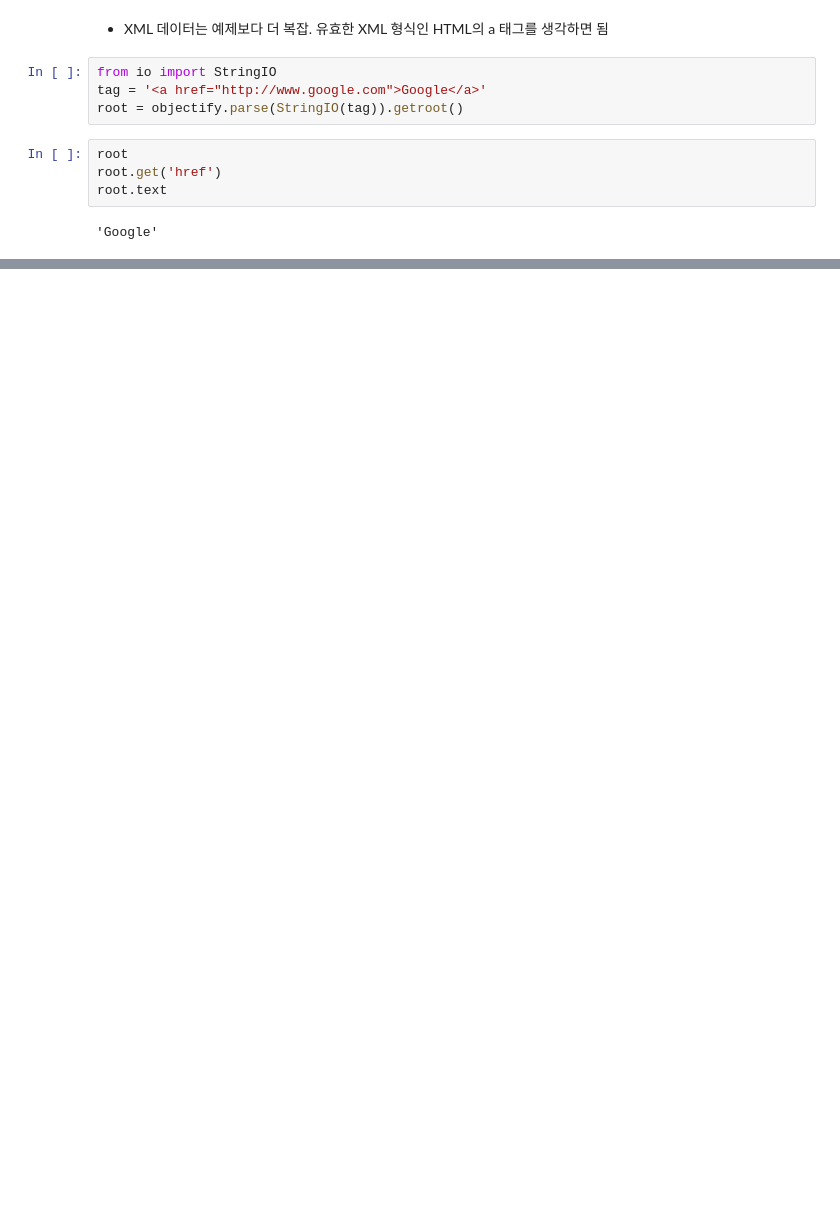
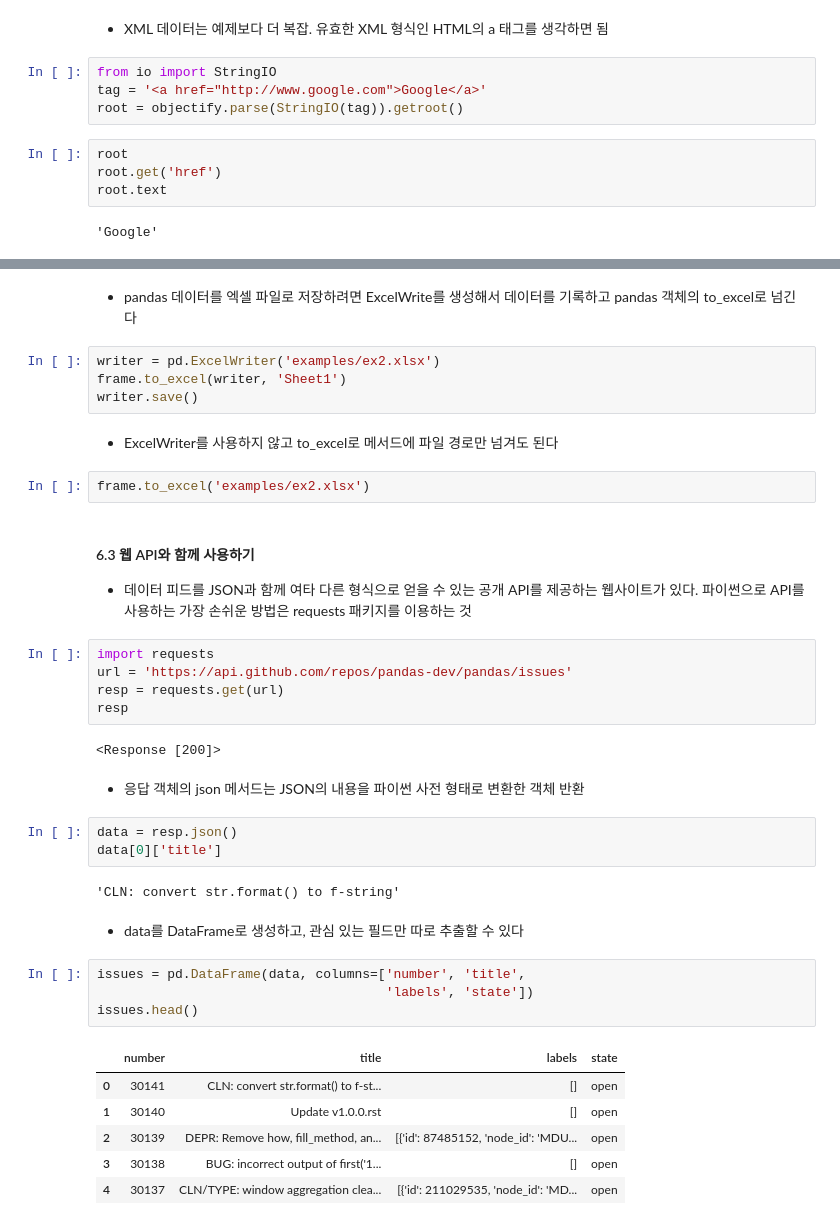
Before and after one commit to helloKH/Psypy, a Jupyter notebook: Psypy_Data Load & Preparations(Chapter 6 ~7).ipynb, the cells around one changed output, grey strips where cells are left out. Cells and saved outputs as stored; diff of their text form; blank space fills up the shorter version.

```diff
--- a/Psypy_Data Load & Preparations(Chapter 6 ~7).ipynb
+++ b/Psypy_Data Load & Preparations(Chapter 6 ~7).ipynb
@@ -535,0 +622,40 @@ root.text
+# %% [markdown]
+- pandas 데이터를 엑셀 파일로 저장하려면 ExcelWrite를 생성해서 데이터를 기록하고 pandas 객체의 to_excel로 넘긴다
+# %%
+writer = pd.ExcelWriter('examples/ex2.xlsx')
+frame.to_excel(writer, 'Sheet1')
+writer.save()
+# %% [markdown]
+- ExcelWriter를 사용하지 않고 to_excel로 메서드에 파일 경로만 넘겨도 된다
+# %%
+frame.to_excel('examples/ex2.xlsx')
+# %% [markdown]
+#### 6.3 웹 API와 함께 사용하기
+- 데이터 피드를 JSON과 함께 여타 다른 형식으로 얻을 수 있는 공개 API를 제공하는 웹사이트가 있다. 파이썬으로 API를 사용하는 가장 손쉬운 방법은 requests 패키지를 이용하는 것
+# %%
+import requests
+url = 'https://api.github.com/repos/pandas-dev/pandas/issues'
+resp = requests.get(url)
+resp
+# %% [output]
+<Response [200]>
+# %% [markdown]
+- 응답 객체의 json 메서드는 JSON의 내용을 파이썬 사전 형태로 변환한 객체 반환
+# %%
+data = resp.json()
+data[0]['title']
+# %% [output]
+'CLN: convert str.format() to f-string'
+# %% [markdown]
+- data를 DataFrame로 생성하고, 관심 있는 필드만 따로 추출할 수 있다
+# %%
+issues = pd.DataFrame(data, columns=['number', 'title',
+                                     'labels', 'state'])
+issues.head()
+# %% [output]
+|  | number | title | labels | state |
+| 0 | 30141 | CLN: convert str.format() to f-st... | [] | open |
+| 1 | 30140 | Update v1.0.0.rst | [] | open |
+| 2 | 30139 | DEPR: Remove how, fill_method, an... | [{'id': 87485152, 'node_id': 'MDU... | open |
+| 3 | 30138 | BUG: incorrect output of first('1... | [] | open |
+| 4 | 30137 | CLN/TYPE: window aggregation clea... | [{'id': 211029535, 'node_id': 'MD... | open |
```
Also changed, not shown: parts of 26 cells of this notebook.
